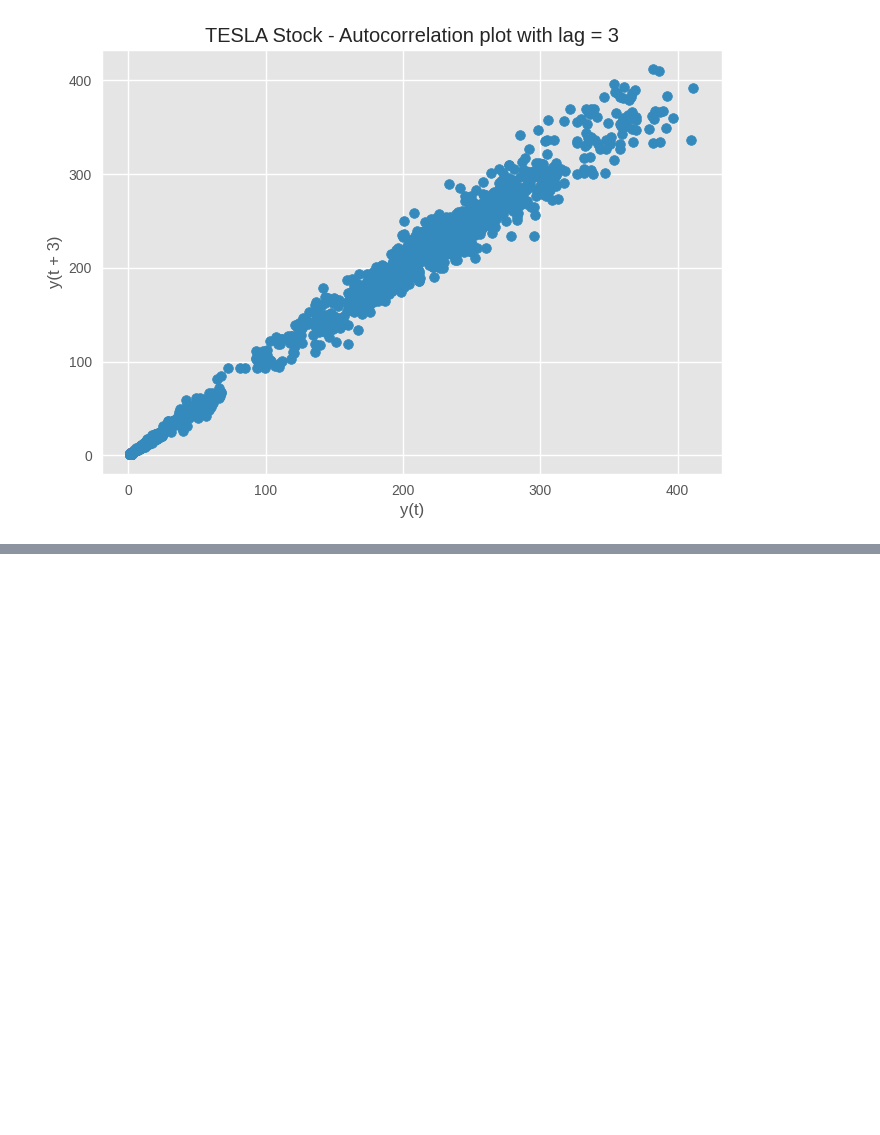
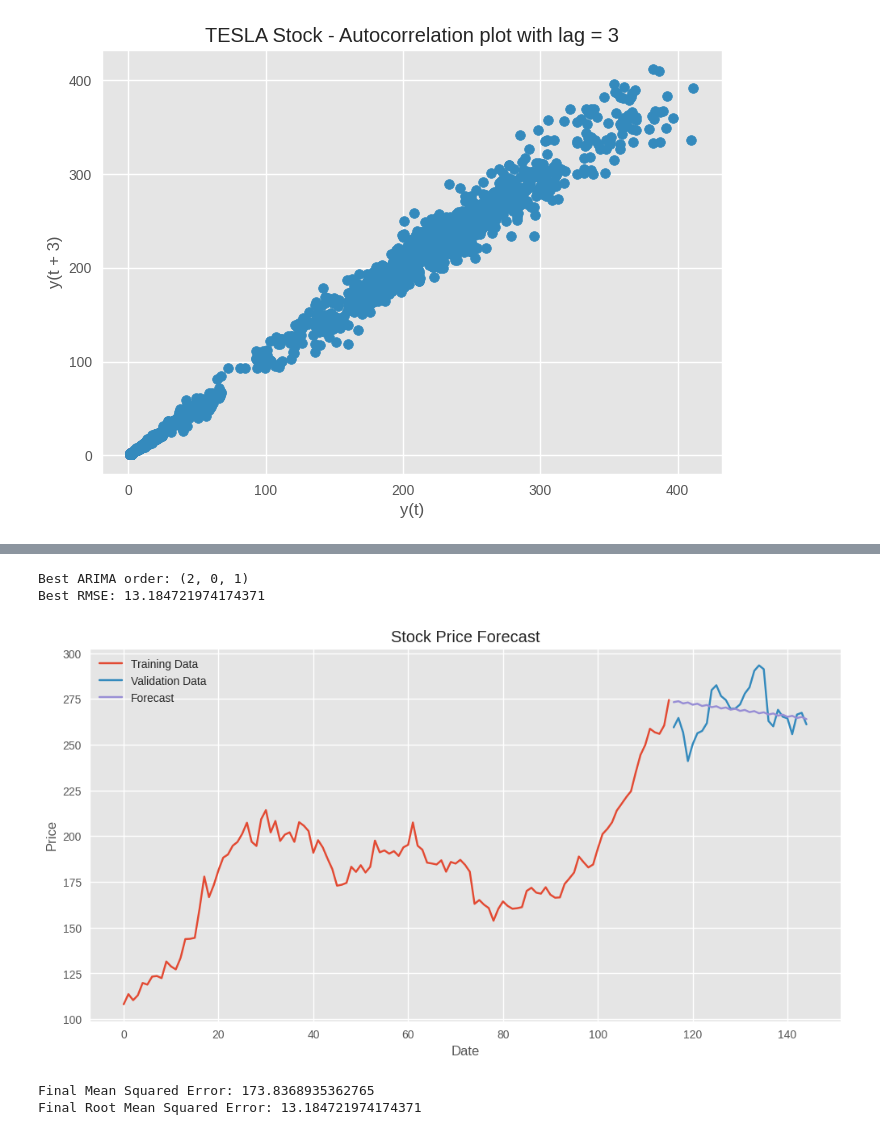
Before and after one commit to Foluwa/mscthesis, a Jupyter notebook: MSCTHESIS.ipynb, the cells around one changed output, grey strips where cells are left out. Saved outputs shown, nothing was run; the diff lists cells and outputs as text; code cells hidden in the pictures; blank space fills up the shorter version.

Commit message:
I updated models with evaluation techniques

```diff
--- a/MSCTHESIS.ipynb
+++ b/MSCTHESIS.ipynb
@@ -642,32 +571,0 @@ Mean Squared Error: 7205.356957172453
-# %%
-# Define the ARIMA model (p, d, q) parameters
-p = 5  # autoregressive order
-q = 5  # moving average order
-d = 1  # differencing order
-
-# Fit the ARIMA model
-model = ARIMA(df_tsla['Close'], order=(p, d, q))
-model_fit = model.fit()
-
-# Print the model summary
-print(model_fit.summary())
-
-# Plot the residuals
-residuals = model_fit.resid
-plt.figure(figsize=(14, 7))
-plt.plot(residuals)
-plt.title('Residuals of ARIMA Model')
-plt.xlabel('Date')
-plt.ylabel('Residuals')
-plt.show()
-
-# Plot the forecast
-forecast = model_fit.forecast(steps=30)
-plt.figure(figsize=(14, 7))
-plt.plot(df_tsla['Close'], label='Actual')
-plt.plot(forecast, label='Forecast')
-plt.title('ARIMA Model Forecast')
-plt.xlabel('Date')
-plt.ylabel('Close Price')
-plt.legend()
-plt.show()
@@ -1066,0 +814,11 @@ arimax_model = ARIMAXModel('AAPL', '2020-01-01', '2023-07-31', ['MSFT', 'GOOGL']
+# %%
+# Assuming you have a DataFrame 'df' with your stock data
+model = ARIMAStockForecast(df)
+# %%
+model.run_forecast()
+# %% [output]
+Best ARIMA order: (2, 0, 1)
+Best RMSE: 13.184721974174371
+[figure, added]
+Final Mean Squared Error: 173.8368935362765
+Final Root Mean Squared Error: 13.184721974174371
```
Also changed, not shown: parts of 142 cells of this notebook.
